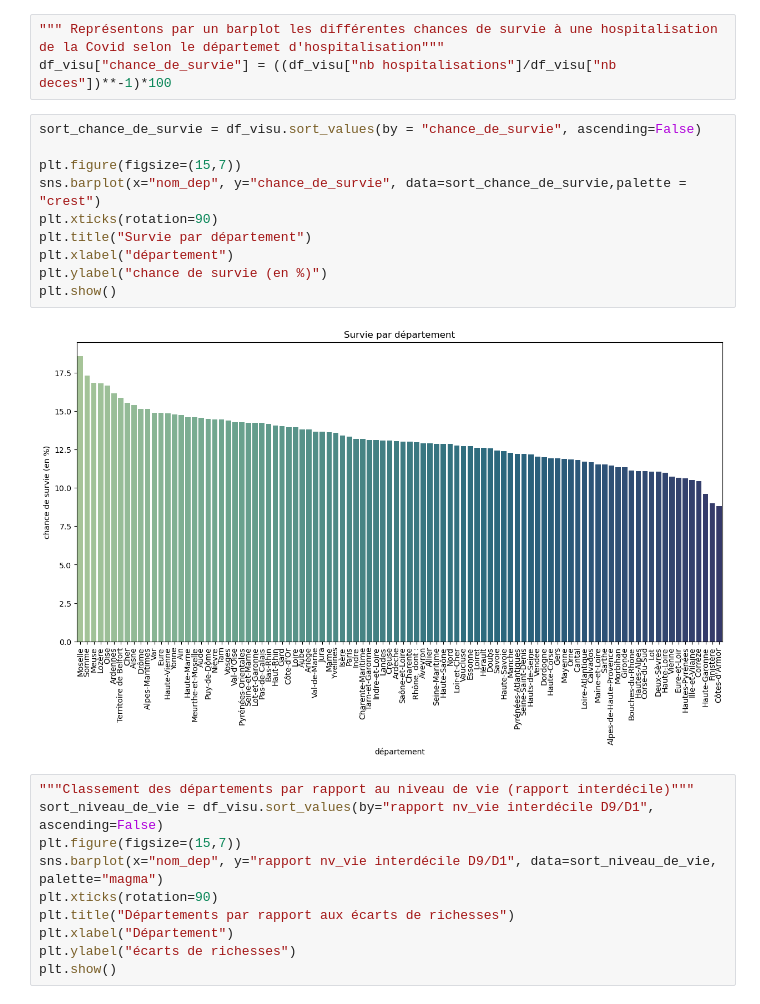
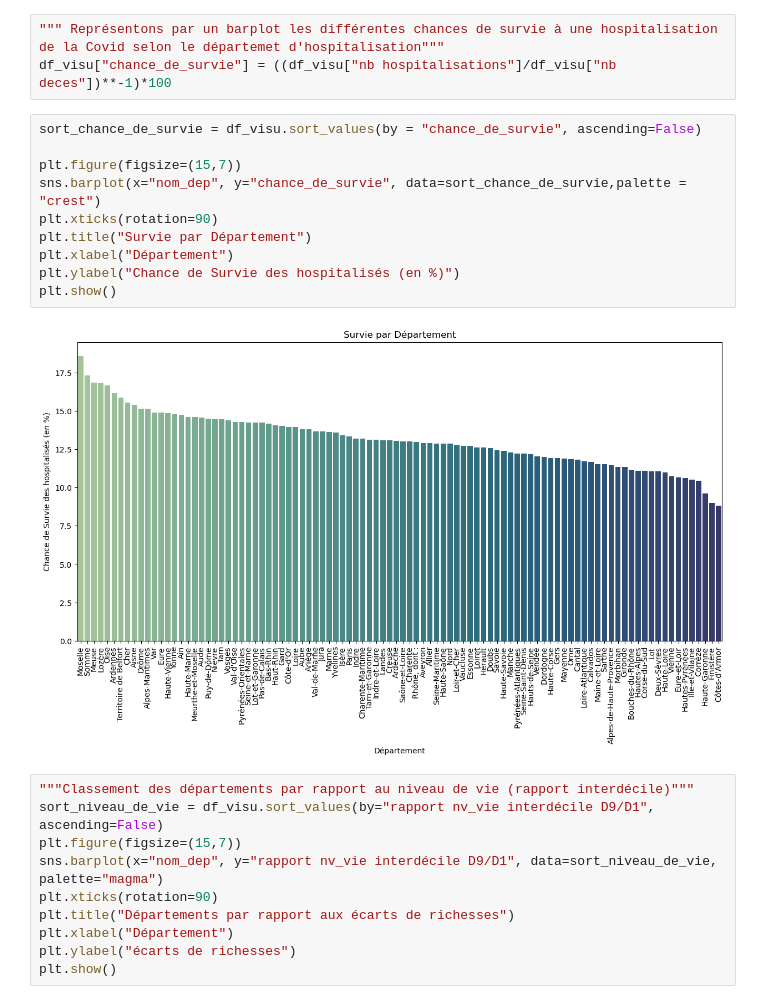
Before and after one commit to gabrielfrancois/DS_Covid, a Jupyter notebook: stat2_visu.ipynb, the cells around one changed output. Drawn from its saved outputs; the diff is of its cells as text.

```diff
--- a/stat2_visu.ipynb
+++ b/stat2_visu.ipynb
@@ -60,15 +60,15 @@ df_visu["chance_de_survie"] = ((df_visu["nb hospitalisations"]/df_visu["nb deces
 # %%
 sort_chance_de_survie = df_visu.sort_values(by = "chance_de_survie", ascending=False)
 
 plt.figure(figsize=(15,7))
 sns.barplot(x="nom_dep", y="chance_de_survie", data=sort_chance_de_survie,palette = "crest")
 plt.xticks(rotation=90)
-plt.title("Survie par département")
-plt.xlabel("département")
-plt.ylabel("chance de survie (en %)")
+plt.title("Survie par Département")
+plt.xlabel("Département")
+plt.ylabel("Chance de Survie des hospitalisés (en %)")
 plt.show()
 # %% [output]
-[figure, old version]
+[figure, new version]
 # %%
 """Classement des départements par rapport au niveau de vie (rapport interdécile)"""
 sort_niveau_de_vie = df_visu.sort_values(by="rapport nv_vie interdécile D9/D1", ascending=False)
```
Also changed, not shown: parts of 2 cells of this notebook.
